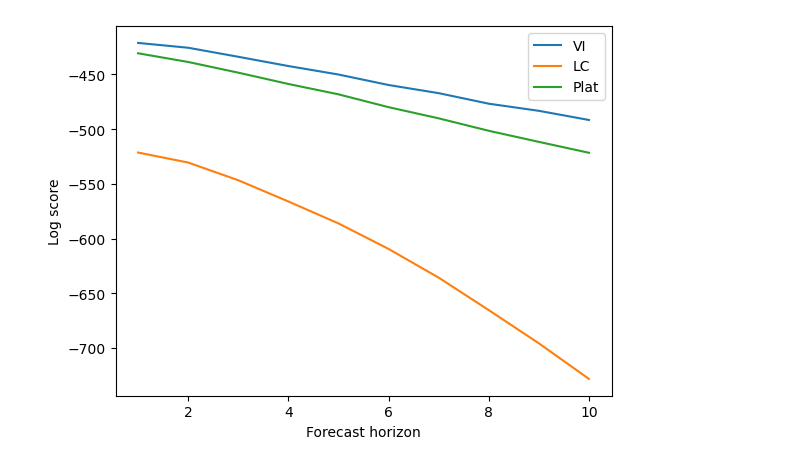
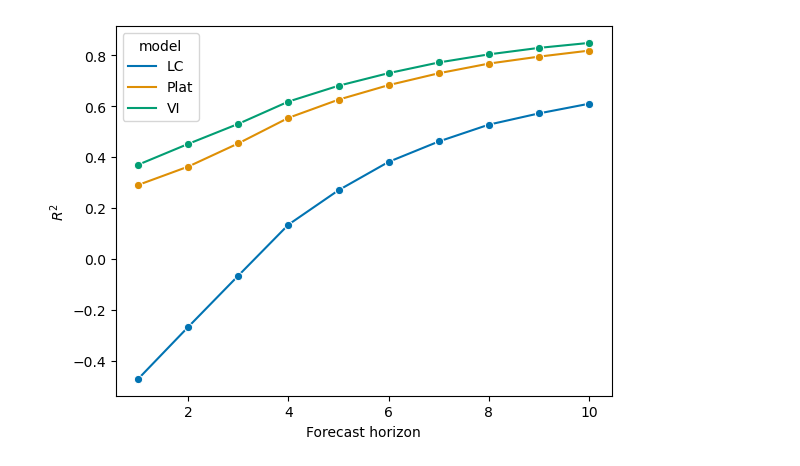
Before and after one commit to LPAndersson/VImortality, a Jupyter notebook: scripts/model_selection.ipynb, the cells around one changed output. Cells and saved outputs as stored; diff of their text form; code cells hidden in the pictures.

```diff
--- a/scripts/model_selection.ipynb
+++ b/scripts/model_selection.ipynb
@@ -49,0 +40,10 @@ score_other  = score_other[['Forecast horizon','Log score','model']].groupby(['F
+# %%
+sns.set_palette("colorblind")
+
+sns.lineplot(x = 'Forecast horizon', y = 'R2', hue = 'latent_dim', data = score, marker = 'o')
+plt.legend(title = "Latent dimension")
+plt.ylabel(r'$R^2$')
+
+fig_path = fig_dir + 'latent_dim_comparison_R2.pdf'
+
+plt.savefig(fig_path, bbox_inches = 'tight', dpi = 300)
@@ -50,16 +52,37 @@ score_other  = score_other[['Forecast horizon','Log score','model']].groupby(['F
+# %%
+
+score_momo = pd.read_csv("../stmomo/logScoreMomo.csv", index_col=False)
+score_momo = score_momo.drop('nn_layers', axis=1)
+score_momo = score_momo.drop('latent_dim', axis=1)
+
+score_momo  = score_momo[['Forecast horizon','Log score','model']].groupby(['Forecast horizon','model'], as_index = False).mean()
+score_all = pd.merge(
+    score_momo,
+    score[score['latent_dim'] == '3'].drop(columns=['VI','R2','relative','latent_dim']),
+    on = 'Forecast horizon',
+    )
+score['model'] = 'VI'
+score = score.rename(columns= {'VI': 'Log score'})
+score = score[score['latent_dim'] == '3']
+score_all = pd.concat([
+    score_all,
+    score[['Forecast horizon','model','Log score','naive','saturated']]]
+    )
+score_all['R2'] = (score_all['Log score']-score_all['naive'])/(score_all['saturated']-score_all['naive'])
+score_all['relative'] = score_all['Log score']/score_all['saturated']
 # %%
-score_all = pd.concat([score, score_other],ignore_index=True)
+sns.color_palette("colorblind")
 
-sns.color_palette("colorblind")
-fig, ax = plt.subplots()
-
-sns.lineplot(x = 'Forecast horizon', y = 'Log score', hue = 'model', data = score_all)
+sns.lineplot(x = 'Forecast horizon', y = 'R2', hue = 'model', data = score_all, marker='o')
 fig_path = fig_dir + 'model_comparison.pdf'
 ax.legend().set_title('')
+plt.ylabel(r'$R^2$')
+
+fig_path = fig_dir + 'model_comparison.pdf'
 
 plt.savefig(fig_path, bbox_inches = 'tight', dpi = 300)
 # %% [output]
-[figure, old version]
+[figure, new version]
 # %%
 score_all.groupby('model').mean()
 # %% [output]
```
Also changed, not shown: parts of 6 cells of this notebook, 8 other files.
